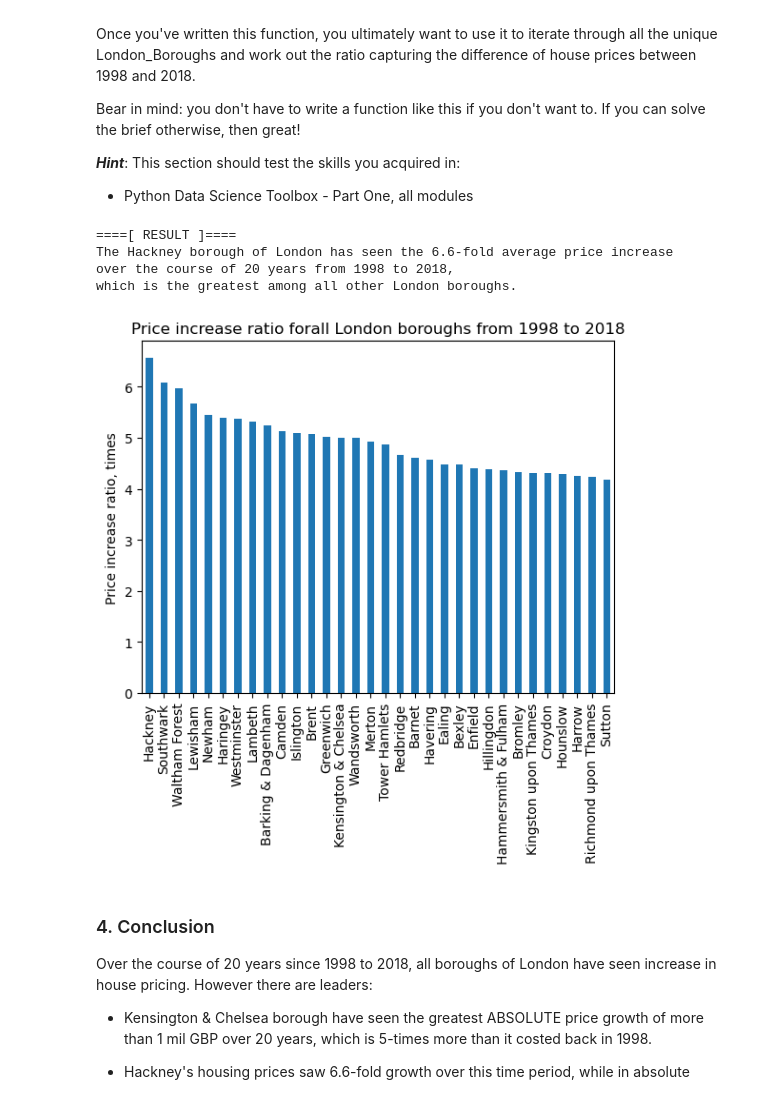
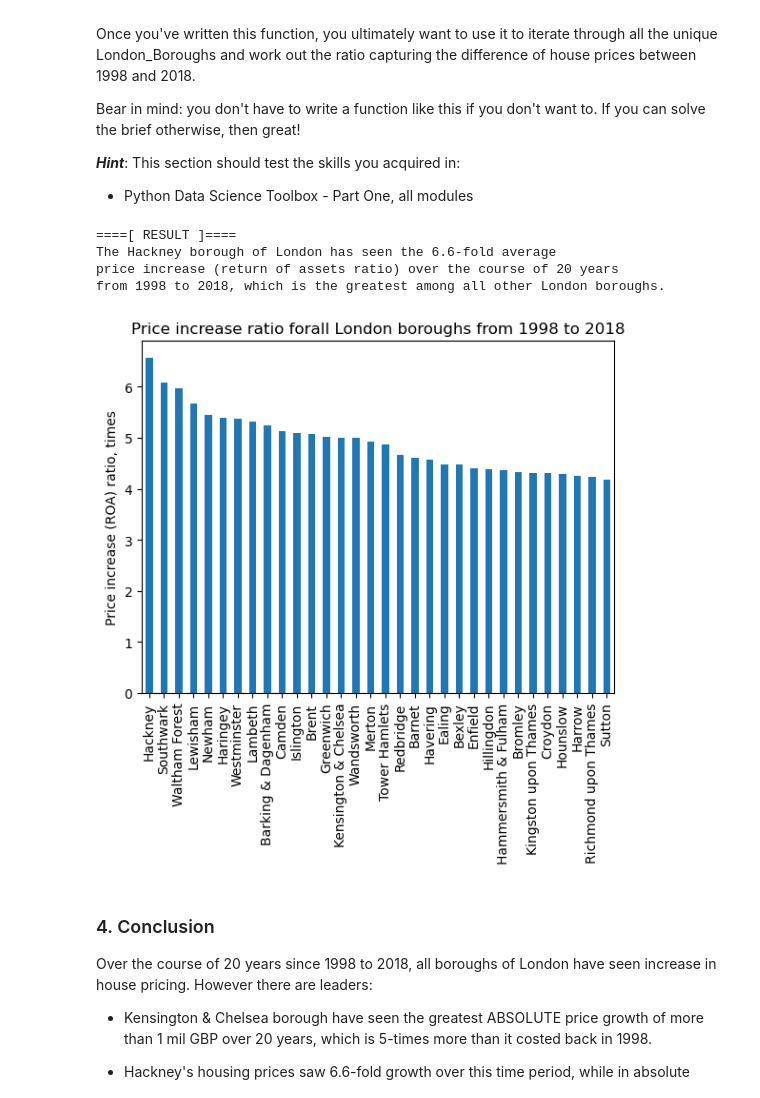
Before and after one commit to airenare/Springboard, a Jupyter notebook: Unit 4 Challenge - Tier 3/Unit 4 Challenge - Tier 3.ipynb, the cells around one changed output. Cells and saved outputs as stored; diff of their text form; code cells hidden in the pictures.

Commit message:
Update Unit 4 Challenge - Tier 3.ipynb
Refactored 'price_ratio' to 'roa' (return of assets ratio). Changed some texts to reflect ROA ratio.

```diff
--- a/Unit 4 Challenge - Tier 3/Unit 4 Challenge - Tier 3.ipynb
+++ b/Unit 4 Challenge - Tier 3/Unit 4 Challenge - Tier 3.ipynb
@@ -385,12 +385,12 @@ def price_ratio_20(df, borough, end_year):
     # Subsetting the first and last observations for each borough
     df = df[df['date'].isin([start_date, end_date])]
 
-
+    # Calculating the return of assets (ROA) ratio
     start_price = df.iloc[0]['avg_price']
     end_price = df.iloc[1]['avg_price']
-    df['price_ratio'] = end_price/start_price
+    df['roa'] = end_price/start_price
     df = df.reset_index(drop=True)
-    df = df.loc[0, ["borough", "price_ratio"]]
+    df = df.loc[0, ["borough", "roa"]]
 
     return df
 
@@ -411,39 +411,39 @@ for borough in properties.columns[2:34]:
 # Transposing the table
 ratio_df = ratio_df.transpose()
 # Changing dtypes
-ratio_df['price_ratio'] = ratio_df['price_ratio'].astype('float')
+ratio_df['roa'] = ratio_df['roa'].astype('float')
 ratio_df['borough'] = ratio_df['borough'].astype('string')
 
-# Getting the borough with the largest price increase ratio over the course of 20 years since 1998 to 2018
-greatest_growth_borough = ratio_df.nlargest(1, 'price_ratio')
+# Getting the borough with the largest price increase (return of assets) ratio over the course of 20 years since 1998 to 2018
+greatest_growth_borough = ratio_df.nlargest(1, 'roa')
 
 # Printing the result
 result_borough = greatest_growth_borough['borough'].values[0]
-result_increase = round(greatest_growth_borough['price_ratio'].values[0], 1)
+result_increase = round(greatest_growth_borough['roa'].values[0], 1)
 
 print(f'====[ RESULT ]====\n' \
-      f'The {result_borough} borough of London has seen the {result_increase}-fold average price increase \nover the course of 20 years from {last_year_of_interest - 20} to {last_year_of_interest}, \nwhich is the greatest among all other London boroughs.'
+      f'The {result_borough} borough of London has seen the {result_increase}-fold average \nprice increase (return of assets ratio) over the course of 20 years \nfrom {last_year_of_interest - 20} to {last_year_of_interest}, which is the greatest among all other London boroughs.'
 )
 # %% [output]
 ====[ RESULT ]====
-The Hackney borough of London has seen the 6.6-fold average price increase
-over the course of 20 years from 1998 to 2018,
-which is the greatest among all other London boroughs.
+The Hackney borough of London has seen the 6.6-fold average
+price increase (return of assets ratio) over the course of 20 years
+from 1998 to 2018, which is the greatest among all other London boroughs.
 # %%
-# Plotting the price increase ratio for all boroughs
-ratio_df.sort_values('price_ratio', ascending=False).plot(kind='bar',
-                                                          x='borough', y='price_ratio',
+# Plotting the return of assets ratio for all boroughs
+ratio_df.sort_values('roa', ascending=False).plot(kind='bar',
+                                                          x='borough', y='roa',
                                                          title = f"Price increase ratio for\
 all London boroughs from {last_year_of_interest - 20} to {last_year_of_interest}")
 # Removing legend because there is only one variable
 plt.legend().remove()
 
-plt.ylabel("Price increase ratio, times")
+plt.ylabel("Price increase (ROA) ratio, times")
 plt.xlabel("")
 
 plt.show()
 # %% [output]
-[figure, old version]
+[figure, new version]
 # %% [markdown]
 ### 4. Conclusion
 Over the course of 20 years since 1998 to 2018, all boroughs of London have seen increase in house pricing.
```
